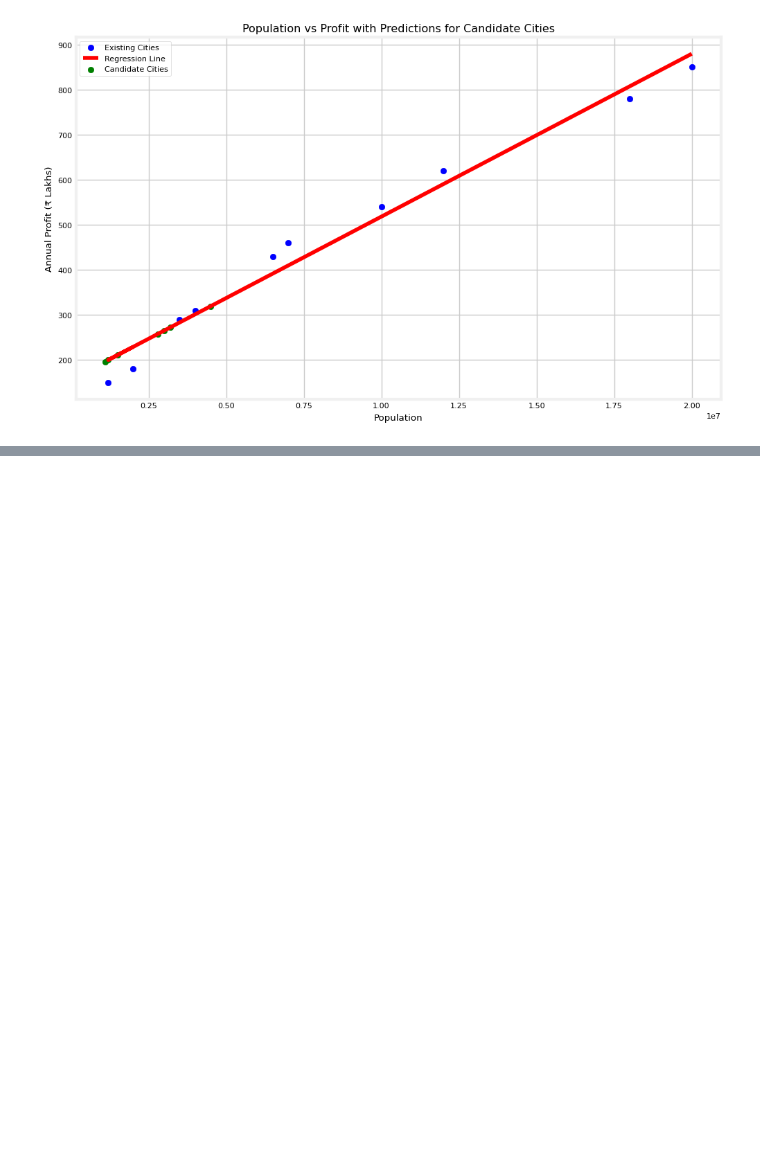
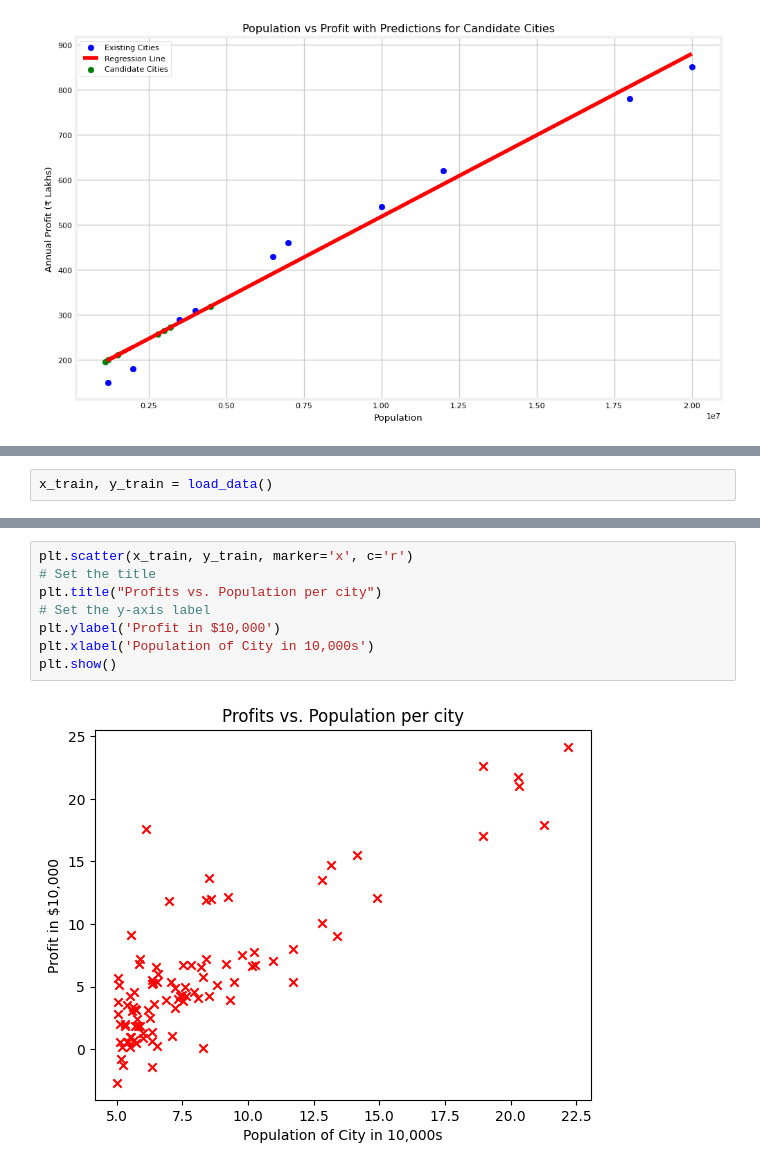
Before and after one commit to Krreesh/MLplay, a Jupyter notebook: ML_play.ipynb, the cells around one changed output, grey strips where cells are left out. Cells and saved outputs as stored; diff of their text form; blank space fills up the shorter version.

```diff
--- a/ML_play.ipynb
+++ b/ML_play.ipynb
@@ -723,0 +804,2 @@ df_candidate
+# %%
+x_train, y_train = load_data()
@@ -723,0 +830,10 @@ df_candidate
+# %%
+plt.scatter(x_train, y_train, marker='x', c='r')
+# Set the title
+plt.title("Profits vs. Population per city")
+# Set the y-axis label
+plt.ylabel('Profit in $10,000')
+plt.xlabel('Population of City in 10,000s')
+plt.show()
+# %% [output]
+[figure, added]
```
Also changed, not shown: parts of 7 cells of this notebook.
